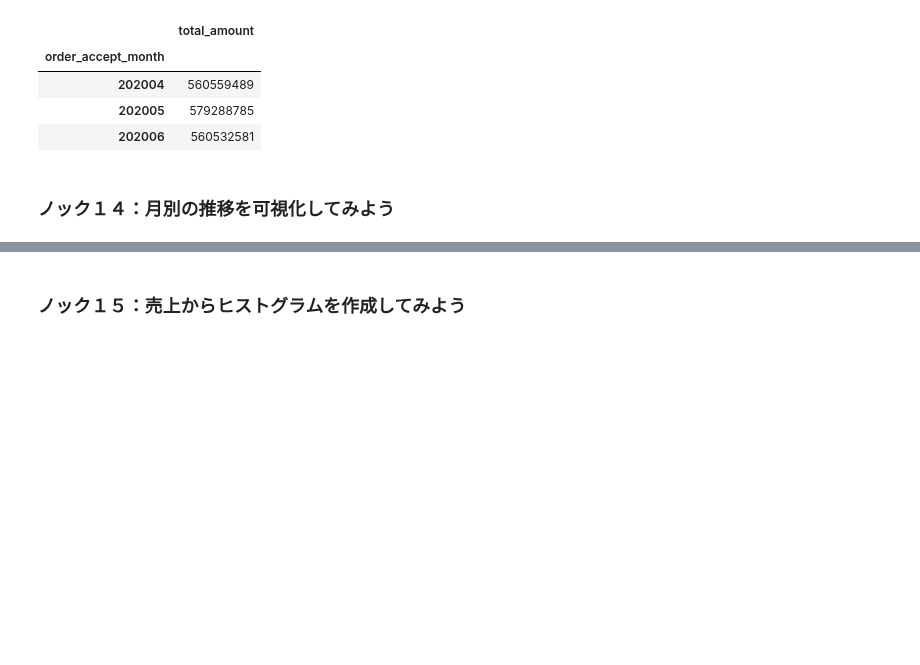
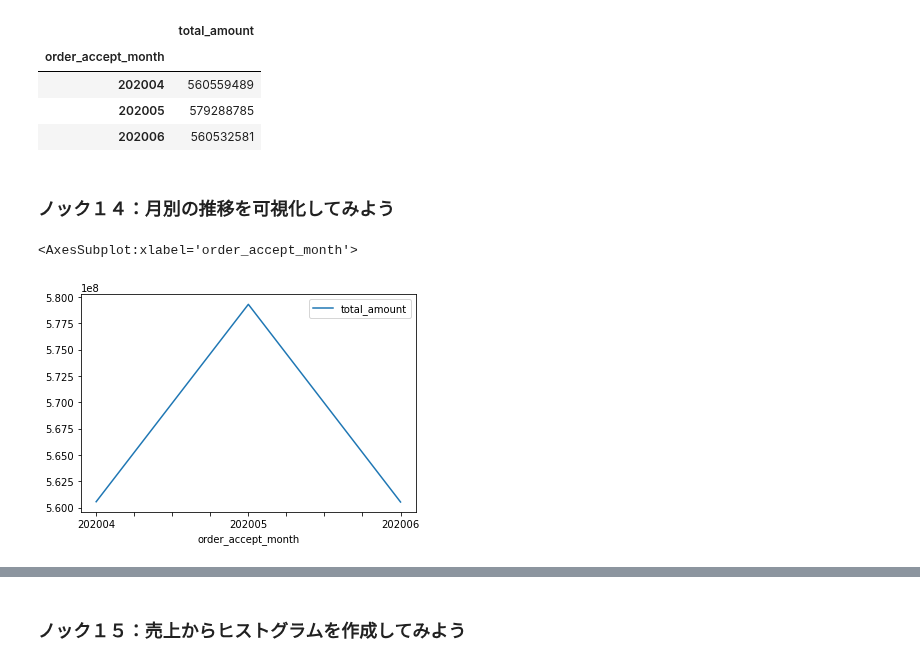
Before and after one commit to winuim/python-lm-system-100, a Jupyter notebook: chapter-2/chapter-2.ipynb, the cells around one changed output, grey strips where cells are left out. Cells and saved outputs as stored; diff of their text form; code cells hidden in the pictures; blank space fills up the shorter version.

```diff
--- a/chapter-2/chapter-2.ipynb
+++ b/chapter-2/chapter-2.ipynb
@@ -178,3 +178,10 @@ month_data.sum()
 | 202006 | 560532581 |
 # %% [markdown]
 ### ノック１４：月別の推移を可視化してみよう
+# %%
+import matplotlib.pyplot as plt
+%matplotlib inline
+month_data.sum().plot()
+# %% [output]
+<AxesSubplot:xlabel='order_accept_month'>
+[figure, added]
```
Also changed, not shown: parts of 1 cell of this notebook.
